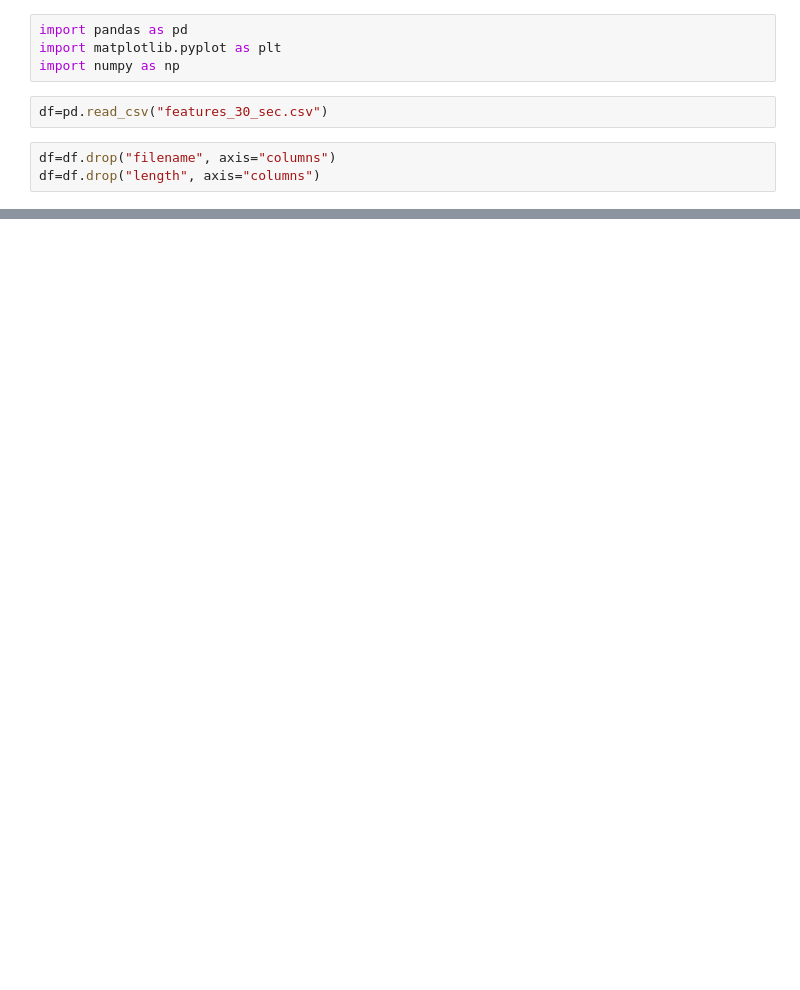
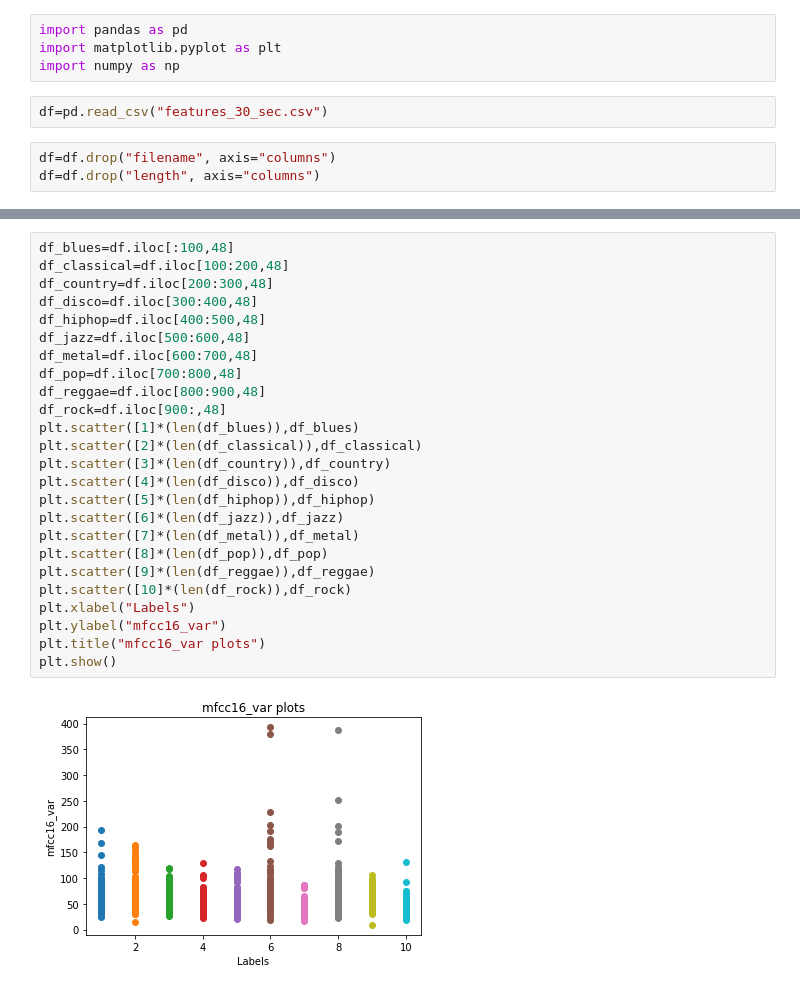
Before and after one commit to keshavisha/Music-Genre, a Jupyter notebook: EDA1_ISHA_KESHAV.ipynb, the cells around one changed output, grey strips where cells are left out. Cells and saved outputs as stored; diff of their text form; blank space fills up the shorter version.

```diff
--- a/EDA1_ISHA_KESHAV.ipynb
+++ b/EDA1_ISHA_KESHAV.ipynb
@@ -147,3 +147,30 @@ plt.show()
+# %%
+df_blues=df.iloc[:100,48]
+df_classical=df.iloc[100:200,48]
+df_country=df.iloc[200:300,48]
+df_disco=df.iloc[300:400,48]
+df_hiphop=df.iloc[400:500,48]
+df_jazz=df.iloc[500:600,48]
+df_metal=df.iloc[600:700,48]
+df_pop=df.iloc[700:800,48]
+df_reggae=df.iloc[800:900,48]
+df_rock=df.iloc[900:,48]
+plt.scatter([1]*(len(df_blues)),df_blues)
+plt.scatter([2]*(len(df_classical)),df_classical)
+plt.scatter([3]*(len(df_country)),df_country)
+plt.scatter([4]*(len(df_disco)),df_disco)
+plt.scatter([5]*(len(df_hiphop)),df_hiphop)
+plt.scatter([6]*(len(df_jazz)),df_jazz)
+plt.scatter([7]*(len(df_metal)),df_metal)
+plt.scatter([8]*(len(df_pop)),df_pop)
+plt.scatter([9]*(len(df_reggae)),df_reggae)
+plt.scatter([10]*(len(df_rock)),df_rock)
+plt.xlabel("Labels")
+plt.ylabel("mfcc16_var")
+plt.title("mfcc16_var plots")
+plt.show()
+# %% [output]
+[figure, added]
 # %%
 df_blues=df.iloc[:100,49]
 df_classical=df.iloc[100:200,49]
```
Also changed, not shown: parts of 14 cells of this notebook.
